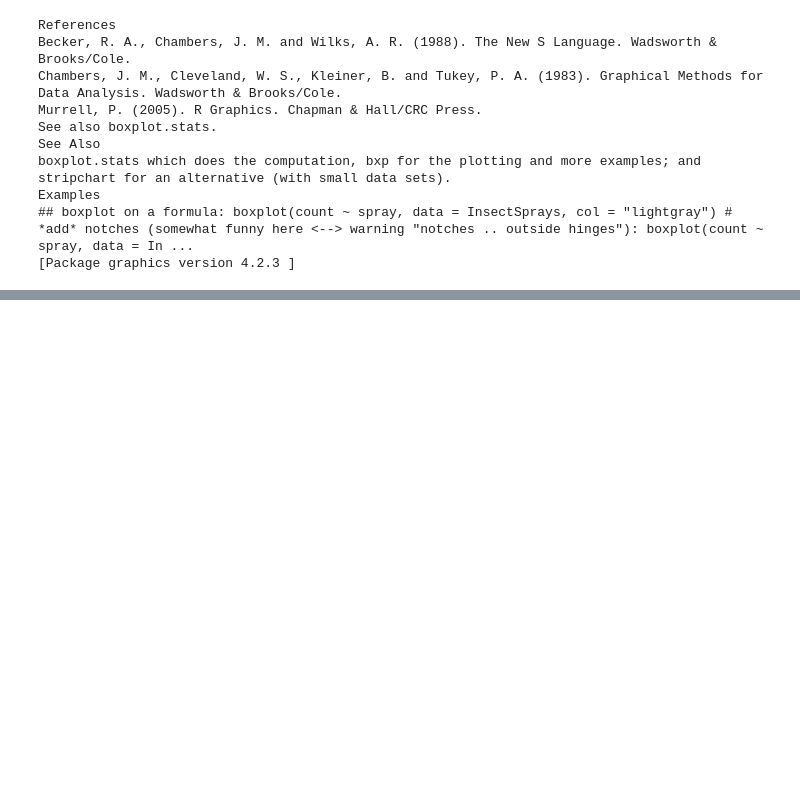
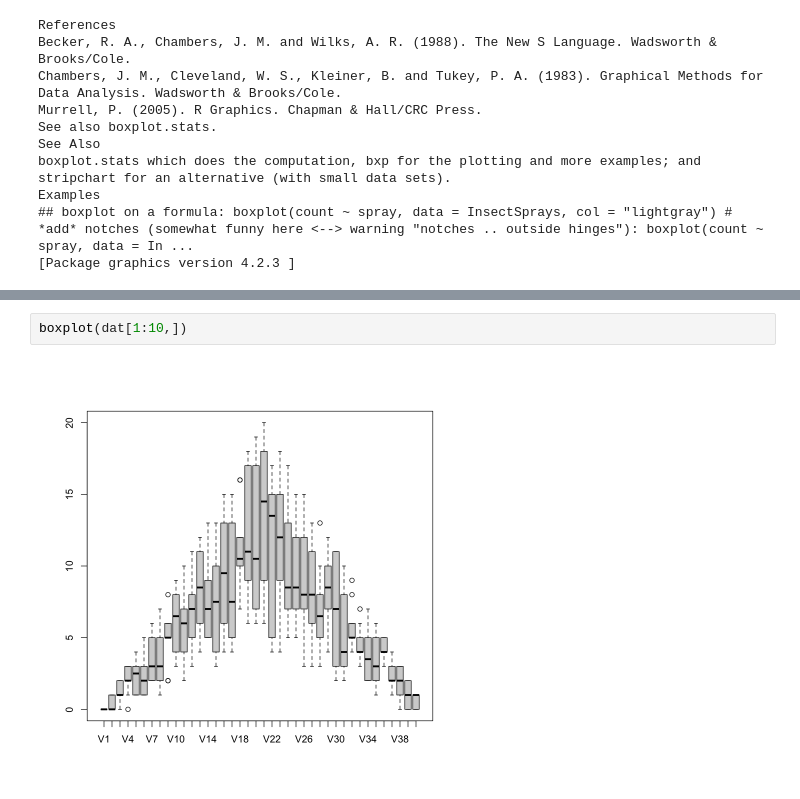
Before and after one commit to hgingras/Formation-R, a Jupyter notebook: 06-LesGraphiques.ipynb, the cells around one changed output, grey strips where cells are left out. Saved outputs shown, nothing was run; the diff lists cells and outputs as text; blank space fills up the shorter version.

```diff
--- a/06-LesGraphiques.ipynb
+++ b/06-LesGraphiques.ipynb
@@ -284,0 +250,4 @@ boxplot(dat[1:5, 10])
+# %%
+boxplot(dat[1:10,])
+# %% [output]
+[figure, added]
```
Also changed, not shown: parts of 20 cells of this notebook, 6 other files.
